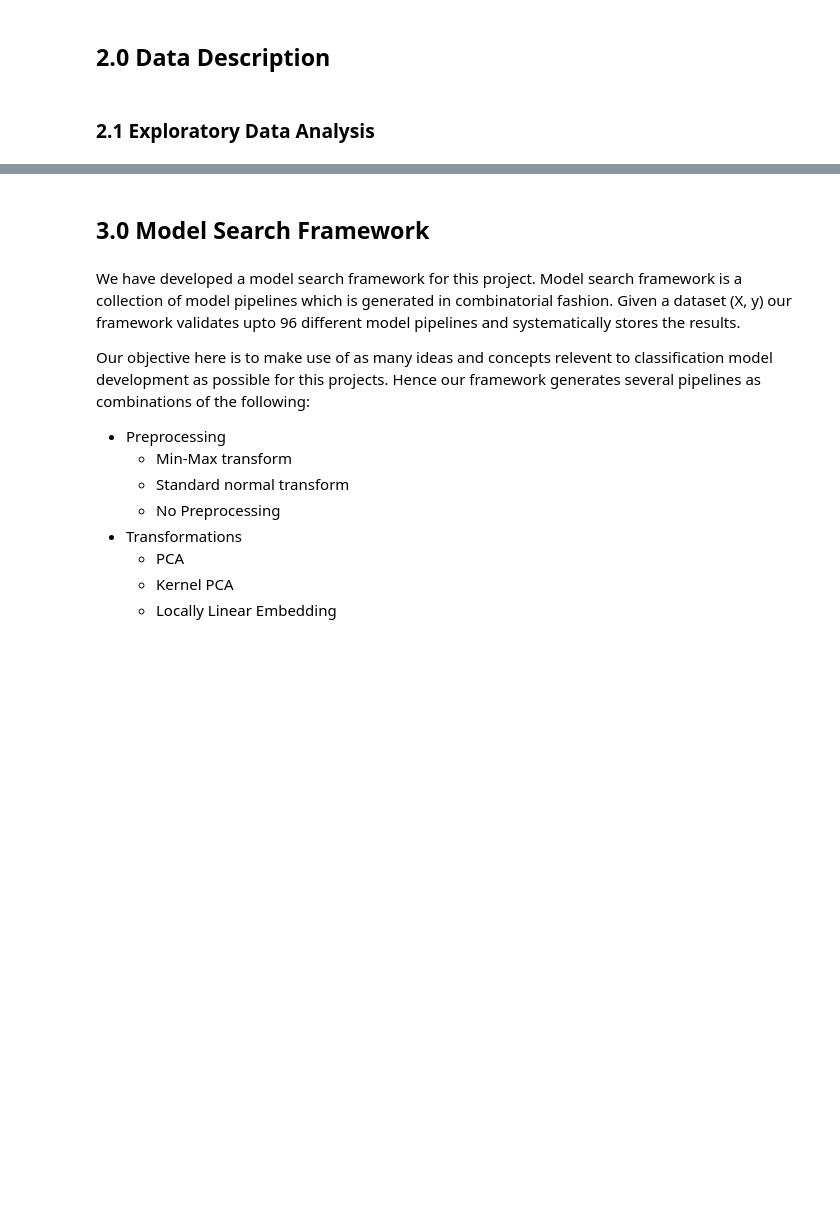
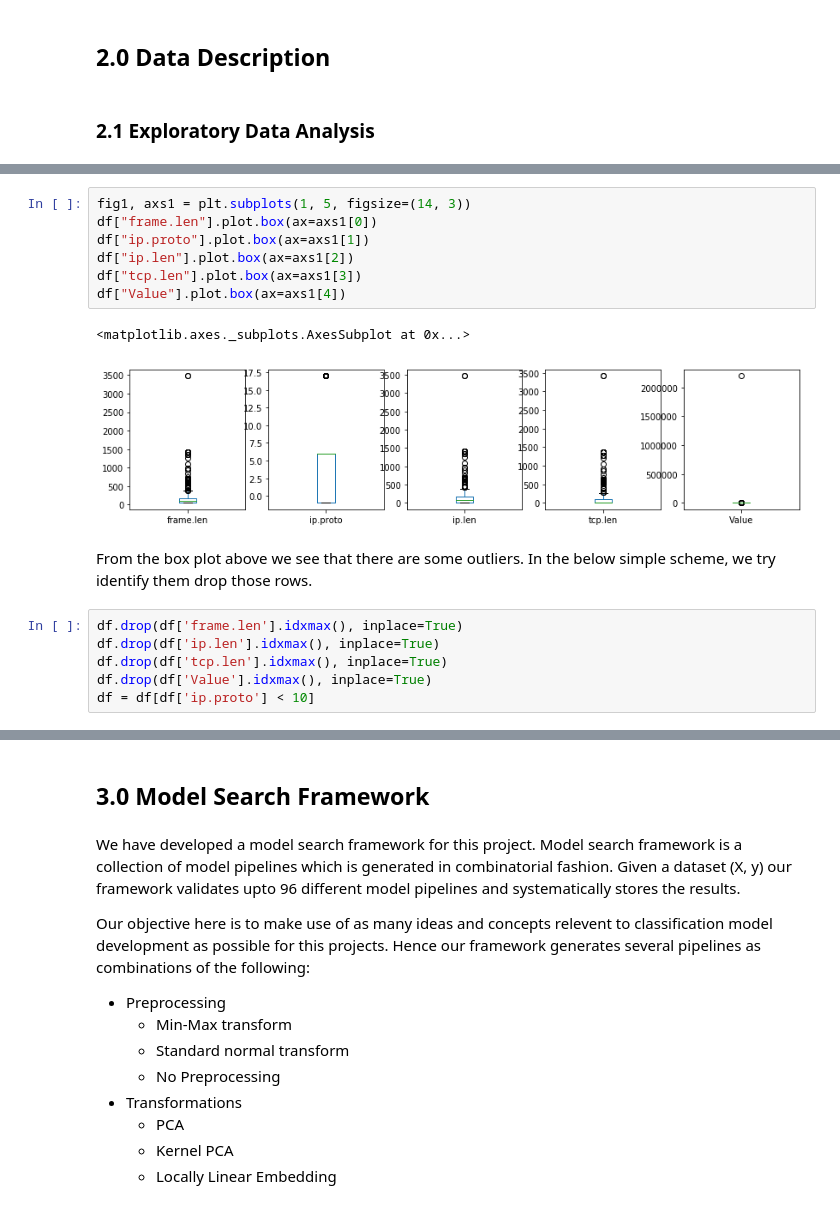
Before and after one commit to VinGPan/Machine_Learning_3252_project, a Jupyter notebook: project.ipynb, the cells around one changed output, grey strips where cells are left out. Drawn from its saved outputs; the diff is of its cells as text; blank space fills up the shorter version.

```diff
--- a/project.ipynb
+++ b/project.ipynb
@@ -10,0 +81,18 @@ import matplotlib.pyplot as plt
+# %%
+fig1, axs1 = plt.subplots(1, 5, figsize=(14, 3))
+df["frame.len"].plot.box(ax=axs1[0])
+df["ip.proto"].plot.box(ax=axs1[1])
+df["ip.len"].plot.box(ax=axs1[2])
+df["tcp.len"].plot.box(ax=axs1[3])
+df["Value"].plot.box(ax=axs1[4])
+# %% [output]
+<matplotlib.axes._subplots.AxesSubplot at 0x...>
+[figure, added]
+# %% [markdown]
+From the box plot above we see that there are some outliers. In the below simple scheme, we try identify them drop those rows.
+# %%
+df.drop(df['frame.len'].idxmax(), inplace=True)
+df.drop(df['ip.len'].idxmax(), inplace=True)
+df.drop(df['tcp.len'].idxmax(), inplace=True)
+df.drop(df['Value'].idxmax(), inplace=True)
+df = df[df['ip.proto'] < 10]
```
Also changed, not shown: parts of 18 cells of this notebook, 1 other file.
